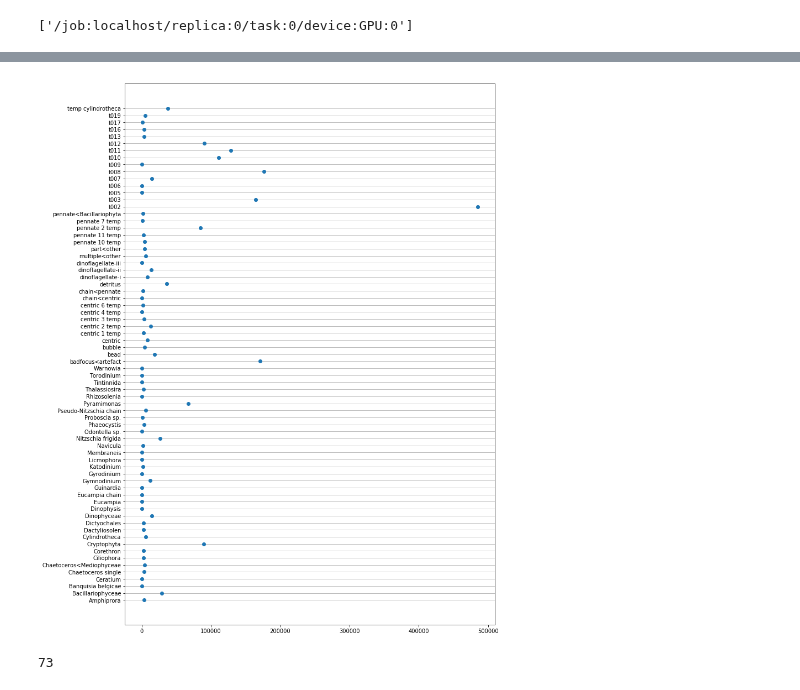
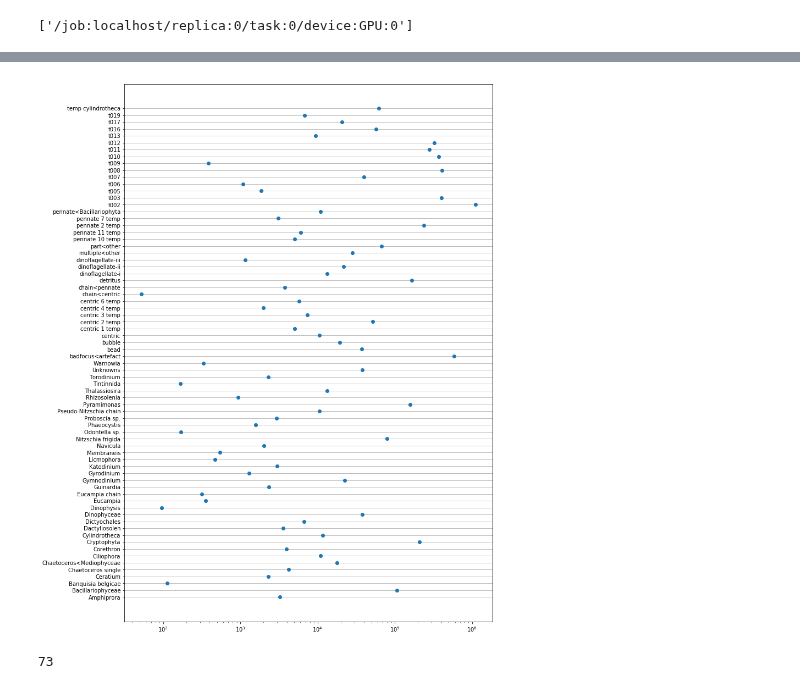
Before and after one commit to patrickcgray/deep_ifcb, a Jupyter notebook: python/model_predictions.ipynb, the cells around one changed output, grey strips where cells are left out. Cells and saved outputs as stored; diff of their text form; code cells hidden in the pictures.

Commit message:
adding model iteration 2 with new validated data and assessment figs

```diff
--- a/python/model_predictions.ipynb
+++ b/python/model_predictions.ipynb
@@ -194,6 +208,6 @@ len(available_subset)
 # %%
 #prediction_subset = available_subset.sample(frac=frac)
-prediction_subset = available_subset[:1900000]
+prediction_subset = available_subset[:5150000]
 # %%
 del available_subset
 # %%
@@ -213,7 +226,7 @@ len(prediction_subset)
 # %%
 from tensorflow import keras
 
-model = keras.models.load_model('../model_weights_all_classes_flu.hdf5')
+model = keras.models.load_model('../model_weights_all_classes_flu_iteration1.hdf5')
 # %%
 from tensorflow.keras.preprocessing import image
 import numpy as np
@@ -238,7 +251,7 @@ def generate_data(available_subset, batch_size):
             images.append(image.img_to_array(img))
             #labels.append(class_id_dict[row['merged_category']])
             #merged_labels.append(row['merged_category'])
-            original_labels.append(row['object_annotation_category'])
+            #original_labels.append(row['object_annotation_category'])
             flu_data.append([row['object_pmt_fluorescence'], row['object_peak_fluorescence']])
 
         image_batch = np.array(images) / 130
@@ -253,4 +266,4 @@ def generate_data(available_subset, batch_size):
 # %%
-predict_prob = model.predict_generator(generator = generate_data(prediction_subset,batch_size=1000), steps=1900, verbose=1)
+predict_prob = model.predict_generator(generator = generate_data(prediction_subset,batch_size=1000), steps=5150, verbose=1)
 #predict_prob = model.predict([X_predict, flu_data])
 # %% [output]
@@ -449,25 +515,25 @@ prediction_subset.to_csv('../ecotaxa_cnn_predictions_1900000_051020.csv', sep='\
 # %%
 fig, ax = plt.subplots(figsize=(12, 18))
 ax.scatter(counts, classes)
 ax.set_yticks(classes)
 ax.set_yticklabels([id_class_dict[x] for x in classes])
 #ax.set_xlim(-10,500)
-#ax.set_xscale('log')
+ax.set_xscale('log')
 
 # Don't allow the axis to be on top of your data
 ax.set_axisbelow(True)
 
 # Turn on the minor TICKS, which are required for the minor GRID
 #ax.minorticks_on()
 
 # Customize the major grid
 ax.grid(which='major', linestyle='-', linewidth='0.5', color='grey', axis='y')
 # Customize the minor grid
 #ax.grid(which='minor', linestyle=':', linewidth='0.5', color='black')
-#plt.savefig('output_predictions.png', dpi=300)
+plt.savefig('../output_predictions_131020.png', dpi=300)
 plt.show()
 # %% [output]
-[figure, old version]
+[figure, new version]
 # %%
 min_count = 20
 unique_validated = available_subset.groupby('object_annotation_category')['object_id'].nunique()
```
Also changed, not shown: parts of 35 cells of this notebook.
